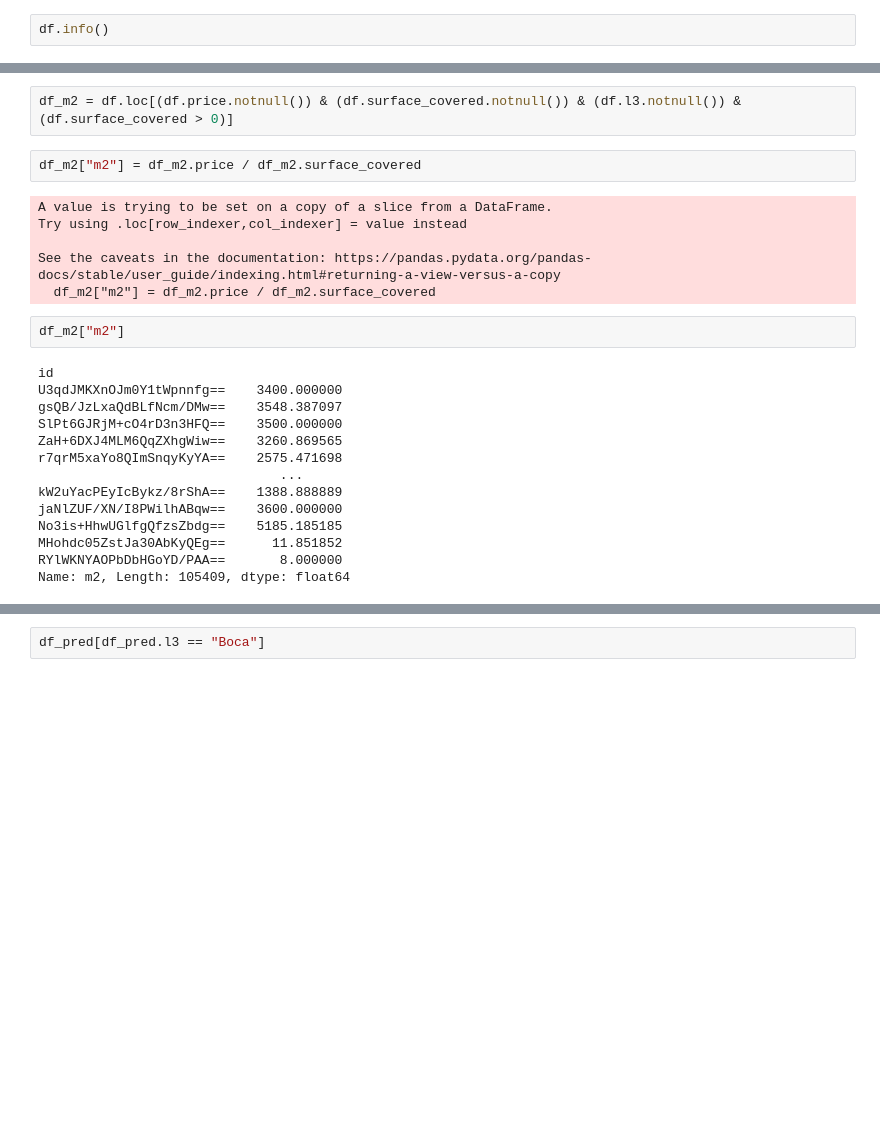
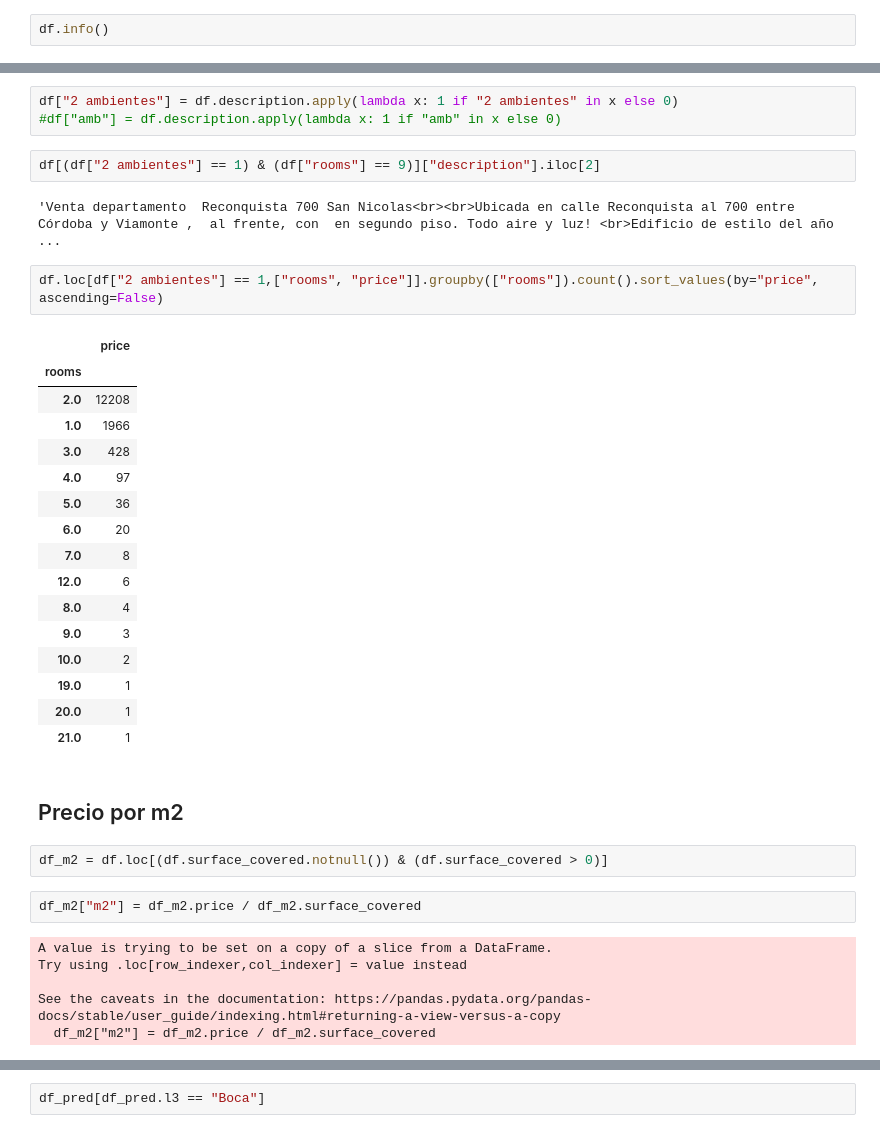
Before and after one commit to NNunezManzano/Predicci-n-precio-de-propiedades, a Jupyter notebook: TP_individual_docker.ipynb, the cells around one changed output, grey strips where cells are left out. Cells and saved outputs as stored; diff of their text form; blank space fills up the shorter version.

```diff
--- a/TP_individual_docker.ipynb
+++ b/TP_individual_docker.ipynb
@@ -33,5 +72,33 @@ df.info()
+# %%
+df["2 ambientes"] = df.description.apply(lambda x: 1 if "2 ambientes" in x else 0)
+#df["amb"] = df.description.apply(lambda x: 1 if "amb" in x else 0)
+# %%
+df[(df["2 ambientes"] == 1) & (df["rooms"] == 9)]["description"].iloc[2]
+# %% [output]
+'Venta departamento  Reconquista 700 San Nicolas<br><br>Ubicada en calle Reconquista al 700 entre Córdoba y Viamonte ,  al frente, con  en segundo piso. Todo aire y luz! <br>Edificio de estilo del año ...
+# %%
+df.loc[df["2 ambientes"] == 1,["rooms", "price"]].groupby(["rooms"]).count().sort_values(by="price", ascending=False)
+# %% [output]
+|  | price |
+| rooms |  |
+| 2.0 | 12208 |
+| 1.0 | 1966 |
+| 3.0 | 428 |
+| 4.0 | 97 |
+| 5.0 | 36 |
+| 6.0 | 20 |
+| 7.0 | 8 |
+| 12.0 | 6 |
+| 8.0 | 4 |
+| 9.0 | 3 |
+| 10.0 | 2 |
+| 19.0 | 1 |
+| 20.0 | 1 |
+| 21.0 | 1 |
+# %% [markdown]
+## Precio por m2
 # %%
-df_m2 = df.loc[(df.price.notnull()) & (df.surface_covered.notnull()) & (df.l3.notnull()) & (df.surface_covered > 0)]
+df_m2 = df.loc[(df.surface_covered.notnull()) & (df.surface_covered > 0)]
 # %%
 df_m2["m2"] = df_m2.price / df_m2.surface_covered
 # %% [output]
@@ -40,22 +107,6 @@ Try using .loc[row_indexer,col_indexer] = value instead
 
 See the caveats in the documentation: https://pandas.pydata.org/pandas-docs/stable/user_guide/indexing.html#returning-a-view-versus-a-copy
   df_m2["m2"] = df_m2.price / df_m2.surface_covered
-# %%
-df_m2["m2"]
-# %% [output]
-id
-U3qdJMKXnOJm0Y1tWpnnfg==    3400.000000
-gsQB/JzLxaQdBLfNcm/DMw==    3548.387097
-SlPt6GJRjM+cO4rD3n3HFQ==    3500.000000
-ZaH+6DXJ4MLM6QqZXhgWiw==    3260.869565
-r7qrM5xaYo8QImSnqyKyYA==    2575.471698
-                               ...
-kW2uYacPEyIcBykz/8rShA==    1388.888889
-jaNlZUF/XN/I8PWilhABqw==    3600.000000
-No3is+HhwUGlfgQfzsZbdg==    5185.185185
-MHohdc05ZstJa30AbKyQEg==      11.851852
-RYlWKNYAOPbDbHGoYD/PAA==       8.000000
-Name: m2, Length: 105409, dtype: float64
 # %%
 df_m2[["l3","m2"]].groupby(["l3"]).mean().sort_values(by="m2",ascending=False)
 # %% [output]
```
Also changed, not shown: parts of 64 cells of this notebook, 2 other files.
